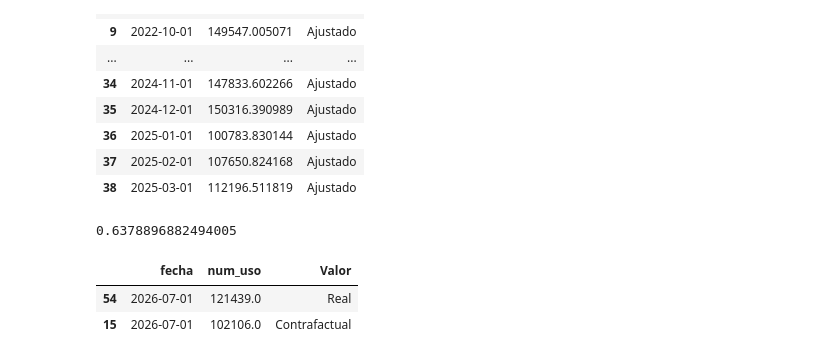
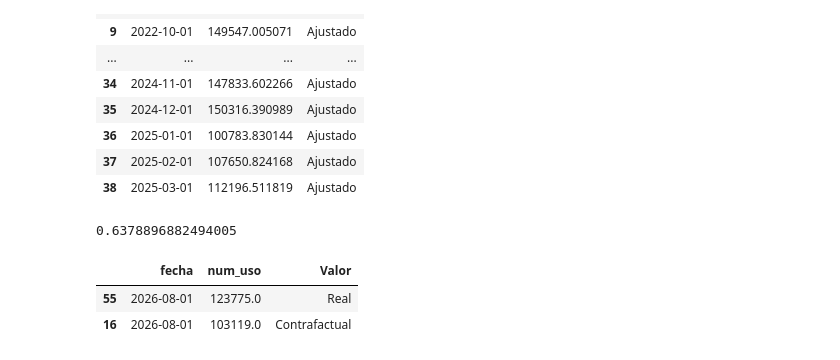
Before and after one commit to Santlond/ADQUIRENCIA_FERIA_EVA_github, a Jupyter notebook: data_analyisis_hist_vinc_y_uso_adqui_1_a_1.ipynb, the cells around one changed output. Drawn from its saved outputs; the diff is of its cells as text; code cells hidden in the pictures.

```diff
--- a/data_analyisis_hist_vinc_y_uso_adqui_1_a_1.ipynb
+++ b/data_analyisis_hist_vinc_y_uso_adqui_1_a_1.ipynb
@@ -1357,13 +1472,13 @@ fig.show()
 # %% [output]
 0.6378896882494005
 # %%
-df_plot_bar = df_plot[df_plot['fecha'] == '2026-07-01']
+df_plot_bar = df_plot[df_plot['fecha'] == '2026-08-01']
 df_plot_bar['num_uso'] = df_plot_bar.num_uso.round(0)
 df_plot_bar
 # %% [output]
 |  | fecha | num_uso | Valor |
-| 54 | 2026-07-01 | 121439.0 | Real |
-| 15 | 2026-07-01 | 102106.0 | Contrafactual |
+| 55 | 2026-08-01 | 123775.0 | Real |
+| 16 | 2026-08-01 | 103119.0 | Contrafactual |
 # %%
 fig = px.bar(df_plot_bar, x='Valor', y='num_uso', color='Valor', template='simple_white', text_auto=True)
 fig.update_layout(
```
Also changed, not shown: parts of 25 cells of this notebook, 24 other files.
